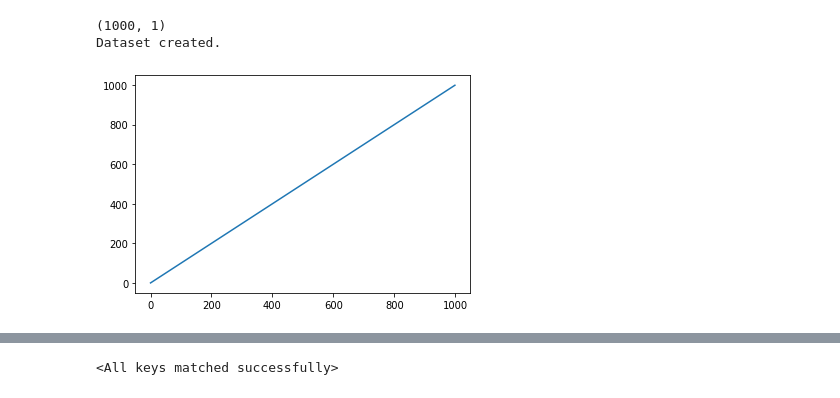
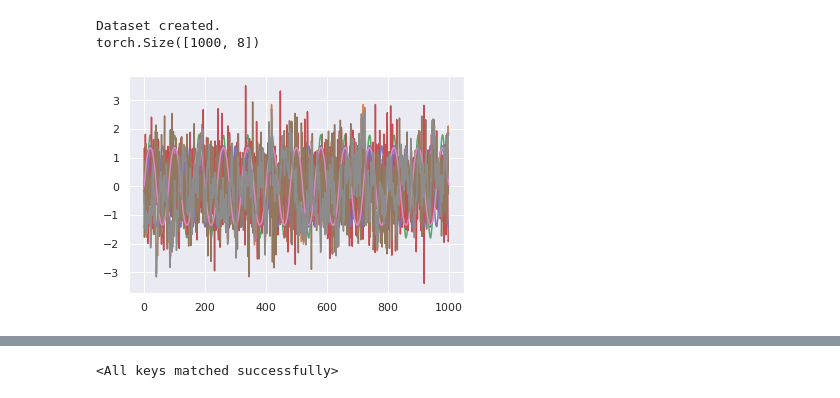
Before and after one commit to samuelepapa/anomaly_detection_vae, a Jupyter notebook: network_tester.ipynb, the cells around one changed output, grey strips where cells are left out. Saved outputs shown, nothing was run; the diff lists cells and outputs as text; code cells hidden in the pictures.

Commit message:
Updated training loss to do a check on the accuracy. Working with synthetic dataset and normal LSTM.

```diff
--- a/network_tester.ipynb
+++ b/network_tester.ipynb
@@ -33,40 +33,41 @@ Requirement already satisfied: setuptools in /home/samuele/anaconda3/envs/conda3
 Requirement already satisfied: MarkupSafe>=0.23 in /home/samuele/anaconda3/envs/conda3/lib/python3.7/site-packages (from jinja2->jitcxde-common==1.4.1->timesynth) (1.1.1)
 # %%
 #USEDATASET = 0  # simple synthetic dataset
-#USEDATASET = 1 # correlated synthetic dataset
-USEDATASET = 2 # realistic weather dataset
+USEDATASET = 1 # correlated synthetic dataset
+#USEDATASET = 2 # realistic weather dataset
 
 # %% set device
 use_cuda = torch.cuda.is_available()
 device = torch.device('cuda:0' if use_cuda else 'cpu')
 
 # number of samples in the time series
 train_T = 1000
-valid_T = 250
-test_T = 250
+valid_T = 500
+test_T = 1000
 # width of the window of each time series
 W = 1000
 # check for inconsistency
 if W > train_T:
     raise ValueError("The time window cannot be longer than the training data sequence available.")
 
 T = train_T + valid_T + test_T
 # the size of train and validation, test is the remainder of the data
 t_v_t_split = [train_T/T,valid_T/T]
 
 #load the data in, this is supposed to happen only once
-features, train_dataset, valid_dataset, test_dataset = get_train_valid_test_signals(T, W, USEDATASET, t_v_t_split, device)
+features, train_dataset, valid_dataset, test_dataset = get_train_valid_test_signals(T, W, USEDATASET, t_v_t_split, device, p = 0.005)
 
 
 print(train_dataset.get_data()[0].shape)
 
 train_timeseries_signals = train_dataset.get_data()[0]
+plt.figure(figsize = (20,10))
 plt.plot(list(range(len(train_timeseries_signals))), train_timeseries_signals)
 plt.show()
 # %% [output]
-(1000, 1)
 Dataset created.
+torch.Size([1000, 8])
-[figure, old version]
+[figure, new version]
 # %%
 # Here we can change to batch size
 # batch size (number of serieses of length W)
```
Also changed, not shown: parts of 6 cells of this notebook, 4 other files.
